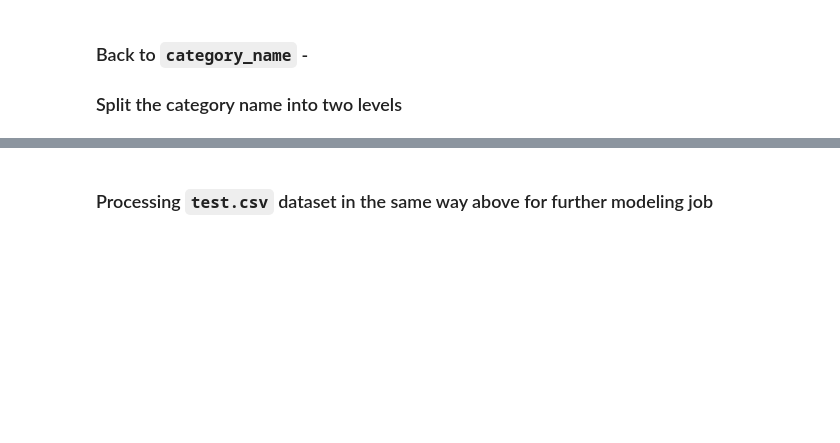
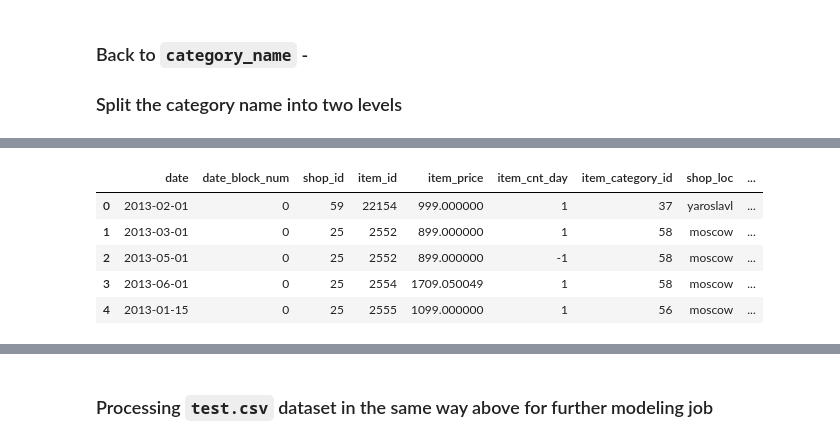
Before and after one commit to choigww/projects, a Jupyter notebook: predict-future-sales/1-data-optimization-and-preprocessing.ipynb, the cells around one changed output, grey strips where cells are left out. Saved outputs shown, nothing was run; the diff lists cells and outputs as text; code cells hidden in the pictures; blank space fills up the shorter version.

```diff
--- a/predict-future-sales/predict-future-sales.ipynb
+++ b/predict-future-sales/1-data-optimization-and-preprocessing.ipynb
@@ -671,0 +883,11 @@ IndexError: list index out of range
+# %%
+train_reloaded = pd.read_csv('data/sales_train_opt_ver1.csv')
+# %%
+train_reloaded.head()
+# %% [output]
+|  | date | date_block_num | shop_id | item_id | item_price | item_cnt_day | item_category_id | shop_loc | ... |
+| 0 | 2013-02-01 | 0 | 59 | 22154 | 999.000000 | 1 | 37 | yaroslavl | ... |
+| 1 | 2013-03-01 | 0 | 25 | 2552 | 899.000000 | 1 | 58 | moscow | ... |
+| 2 | 2013-05-01 | 0 | 25 | 2552 | 899.000000 | -1 | 58 | moscow | ... |
+| 3 | 2013-06-01 | 0 | 25 | 2554 | 1709.050049 | 1 | 58 | moscow | ... |
+| 4 | 2013-01-15 | 0 | 25 | 2555 | 1099.000000 | 1 | 56 | moscow | ... |
```
Also changed, not shown: parts of 40 cells of this notebook, 1 other file.
